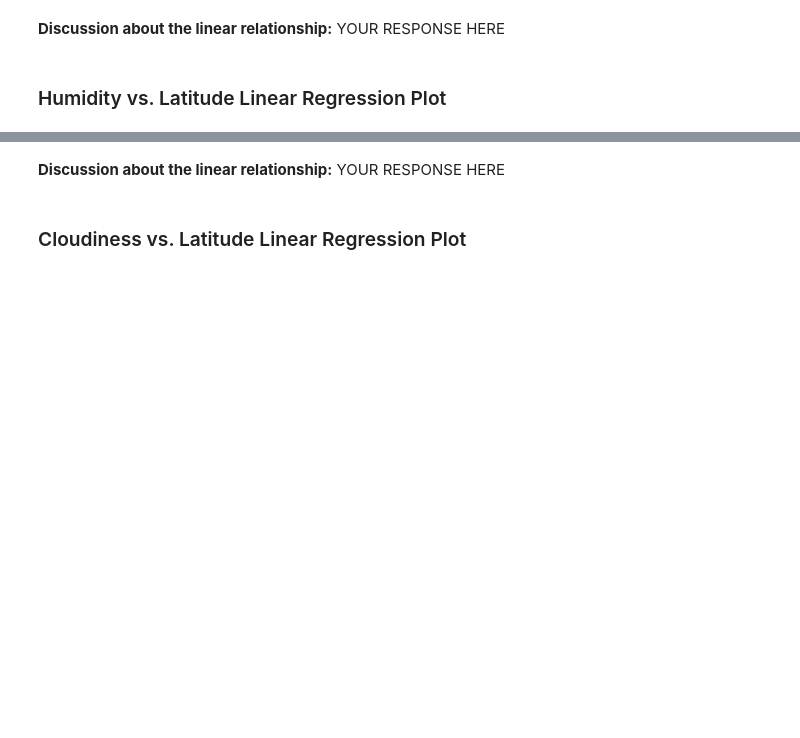
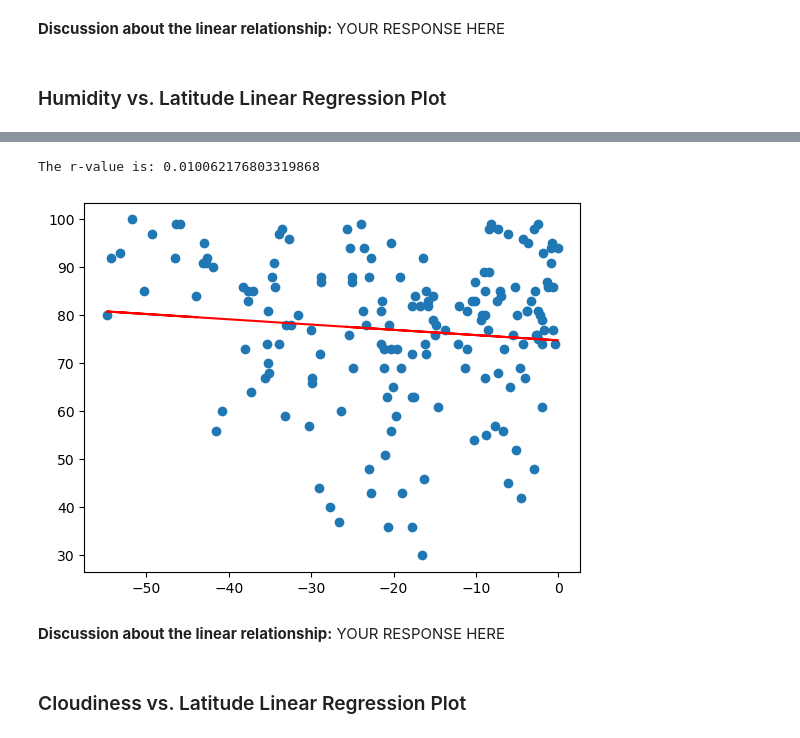
Before and after one commit to fincherc/python-api-challenge, a Jupyter notebook: WeatherPy/WeatherPy.ipynb, the cells around one changed output, grey strips where cells are left out. Drawn from its saved outputs; the diff is of its cells as text; code cells hidden in the pictures; blank space fills up the shorter version.

```diff
--- a/WeatherPy/WeatherPy.ipynb
+++ b/WeatherPy/WeatherPy.ipynb
@@ -309,3 +340,9 @@ southern_hemi_df.head()
+# %%
+# Southern Hemisphere
+lin_regress_plots(southern_hemi_df["Lat"], southern_hemi_df["Humidity"])
+# %% [output]
+The r-value is: 0.010062176803319868
+[figure, added]
 # %% [markdown]
 **Discussion about the linear relationship:** YOUR RESPONSE HERE
 # %% [markdown]
```
Also changed, not shown: parts of 18 cells of this notebook, 1 other file.
